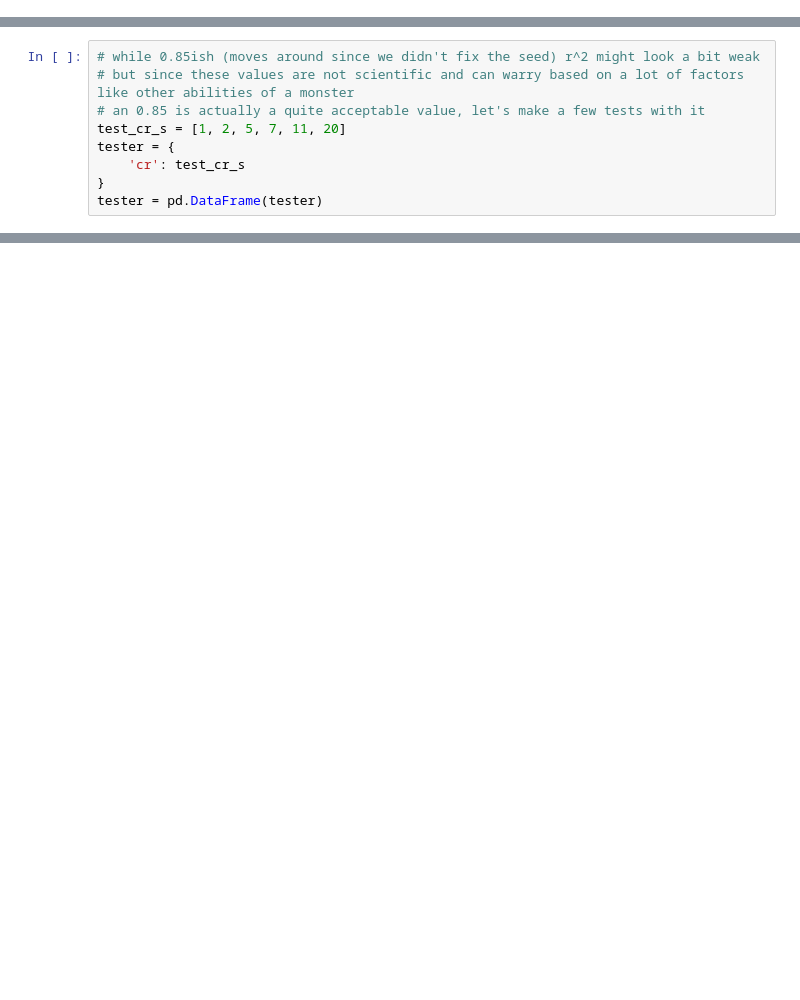
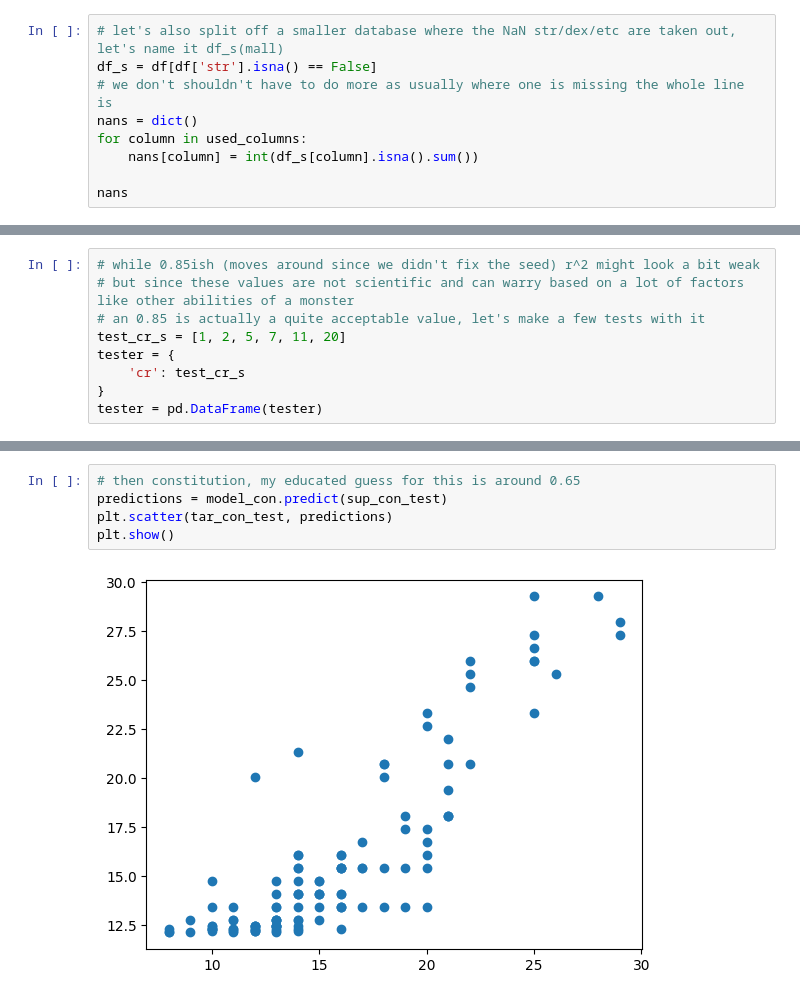
Before and after one commit to TactiCool-HUN/introduction_to_machine_learning, a Jupyter notebook: exercise_1/exercise_1_1.ipynb, the cells around one changed output, grey strips where cells are left out. Cells and saved outputs as stored; diff of their text form; blank space fills up the shorter version.

```diff
--- a/exercise_1/exercise_1_1.ipynb
+++ b/exercise_1/exercise_1_1.ipynb
@@ -104,3 +104,12 @@ See the caveats in the documentation: https://pandas.pydata.org/pandas-docs/stab
 | 2 | 10.00 | 17 | 135 | 21.0 | 9.0 | 15.0 | 18.0 | 15.0 | 18.0 |
 | 3 | 9.00 | 15 | 137 | NaN | NaN | NaN | NaN | NaN | NaN |
 | 4 | 23.00 | 21 | 285 | NaN | NaN | NaN | NaN | NaN | NaN |
+# %%
+# let's also split off a smaller database where the NaN str/dex/etc are taken out, let's name it df_s(mall)
+df_s = df[df['str'].isna() == False]
+# we don't shouldn't have to do more as usually where one is missing the whole line is
+nans = dict()
+for column in used_columns:
+    nans[column] = int(df_s[column].isna().sum())
+
+nans
@@ -170,0 +244,7 @@ array([ 24.12703757,  38.53475765,  81.7579179 , 110.57335806,
+# %%
+# then constitution, my educated guess for this is around 0.65
+predictions = model_con.predict(sup_con_test)
+plt.scatter(tar_con_test, predictions)
+plt.show()
+# %% [output]
+[figure, added]
```
Also changed, not shown: parts of 14 cells of this notebook.
